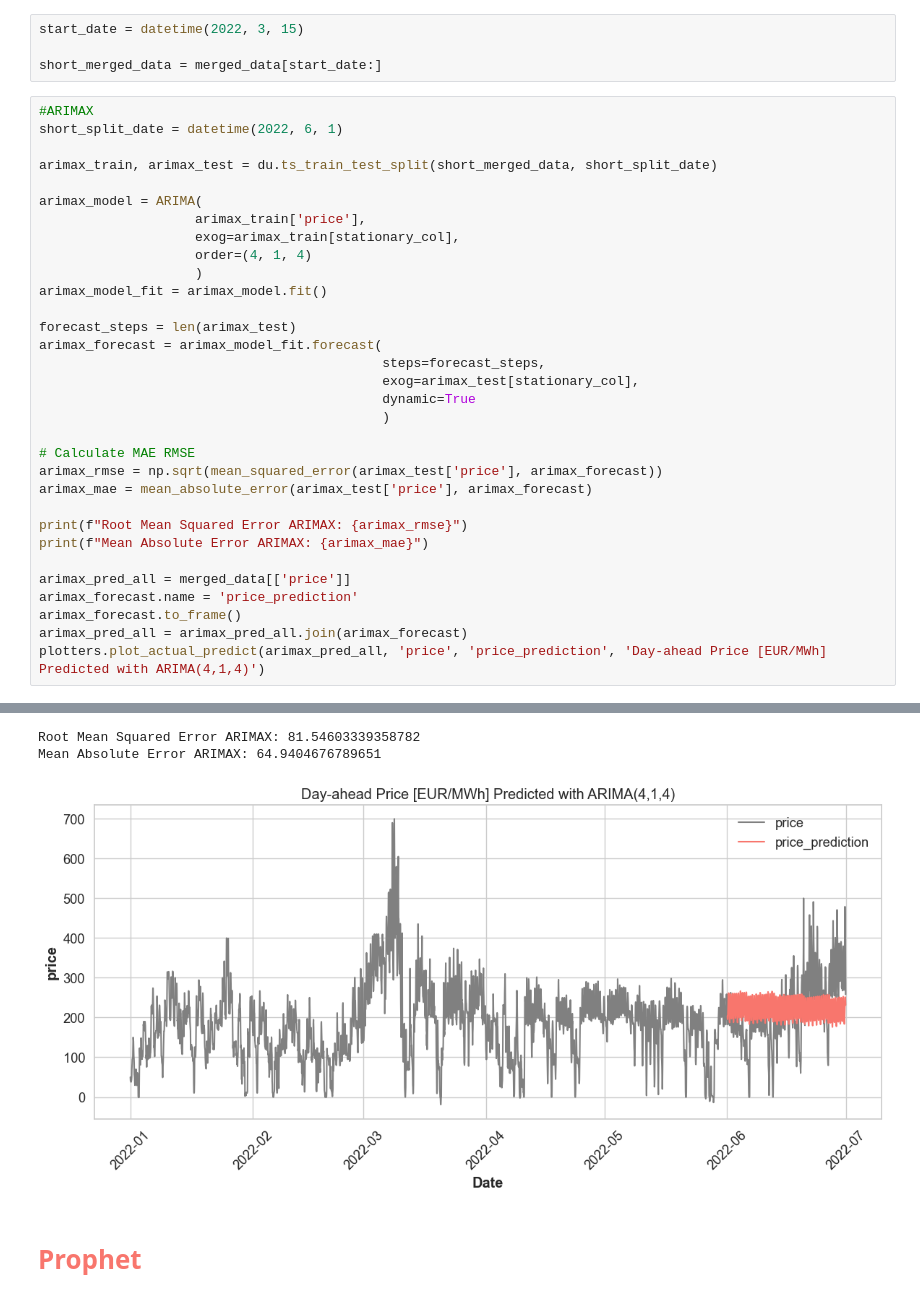
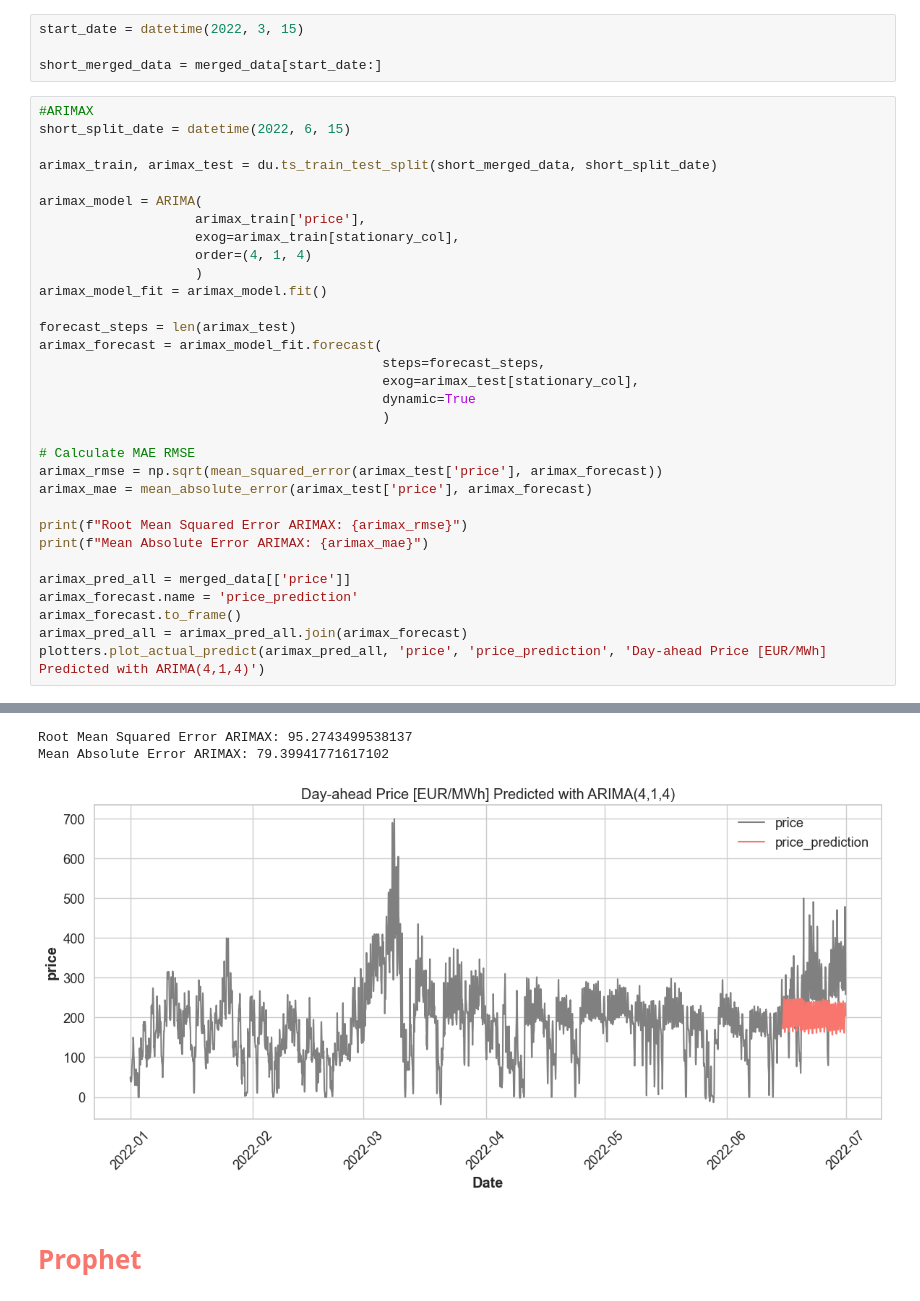
Before and after one commit to matt-lvk/energy_market_toymodel, a Jupyter notebook: Q1_forecasting.ipynb, the cells around one changed output, grey strips where cells are left out. Cells and saved outputs as stored; diff of their text form.

```diff
--- a/Q1_forecasting.ipynb
+++ b/Q1_forecasting.ipynb
@@ -605,7 +602,7 @@ start_date = datetime(2022, 3, 15)
 short_merged_data = merged_data[start_date:]
 # %%
 #ARIMAX
-short_split_date = datetime(2022, 6, 1)
+short_split_date = datetime(2022, 6, 15)
 
 arimax_train, arimax_test = du.ts_train_test_split(short_merged_data, short_split_date)
 
@@ -619,36 +616,36 @@ arimax_model_fit = arimax_model.fit()
 forecast_steps = len(arimax_test)
 arimax_forecast = arimax_model_fit.forecast(
                                             steps=forecast_steps,
                                             exog=arimax_test[stationary_col],
                                             dynamic=True
                                             )
 
 # Calculate MAE RMSE
 arimax_rmse = np.sqrt(mean_squared_error(arimax_test['price'], arimax_forecast))
 arimax_mae = mean_absolute_error(arimax_test['price'], arimax_forecast)
 
 print(f"Root Mean Squared Error ARIMAX: {arimax_rmse}")
 print(f"Mean Absolute Error ARIMAX: {arimax_mae}")
 
 arimax_pred_all = merged_data[['price']]
 arimax_forecast.name = 'price_prediction'
 arimax_forecast.to_frame()
 arimax_pred_all = arimax_pred_all.join(arimax_forecast)
 plotters.plot_actual_predict(arimax_pred_all, 'price', 'price_prediction', 'Day-ahead Price [EUR/MWh] Predicted with ARIMA(4,1,4)')
 # %% [output]
 No frequency information was provided, so inferred frequency h will be used.
 
 
 No frequency information was provided, so inferred frequency h will be used.
 
 
 No frequency information was provided, so inferred frequency h will be used.
 
 
 Maximum Likelihood optimization failed to converge. Check mle_retvals
-Root Mean Squared Error ARIMAX: 81.54603339358782
-Mean Absolute Error ARIMAX: 64.9404676789651
+Root Mean Squared Error ARIMAX: 95.2743499538137
+Mean Absolute Error ARIMAX: 79.39941771617102
-[figure, old version]
+[figure, new version]
 # %% [markdown]
 # <span style="color: #F8766D;">**Prophet**</span>
 # %%
```
Also changed, not shown: parts of 28 cells of this notebook, 6 other files.
